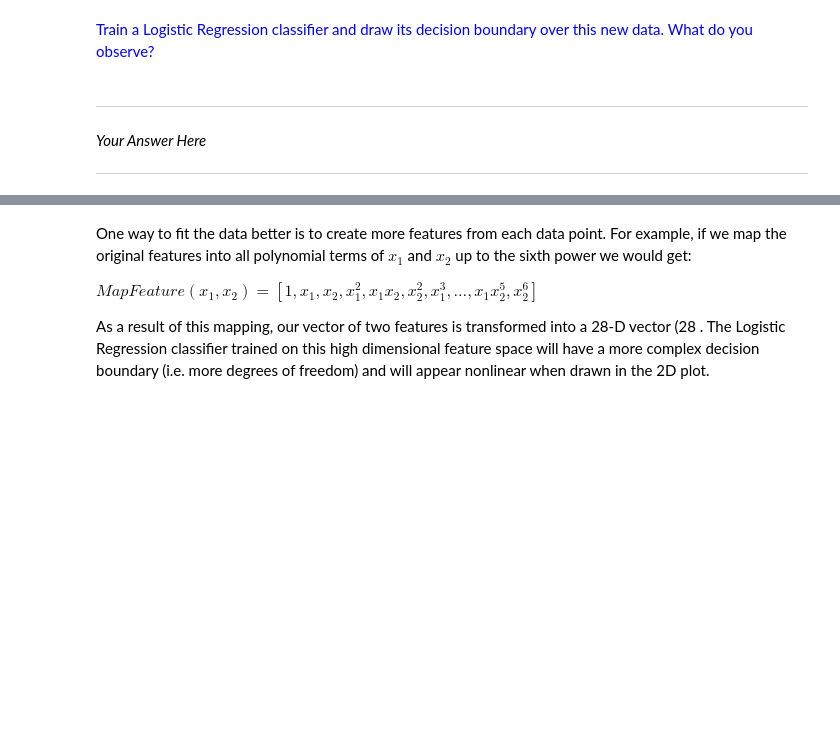
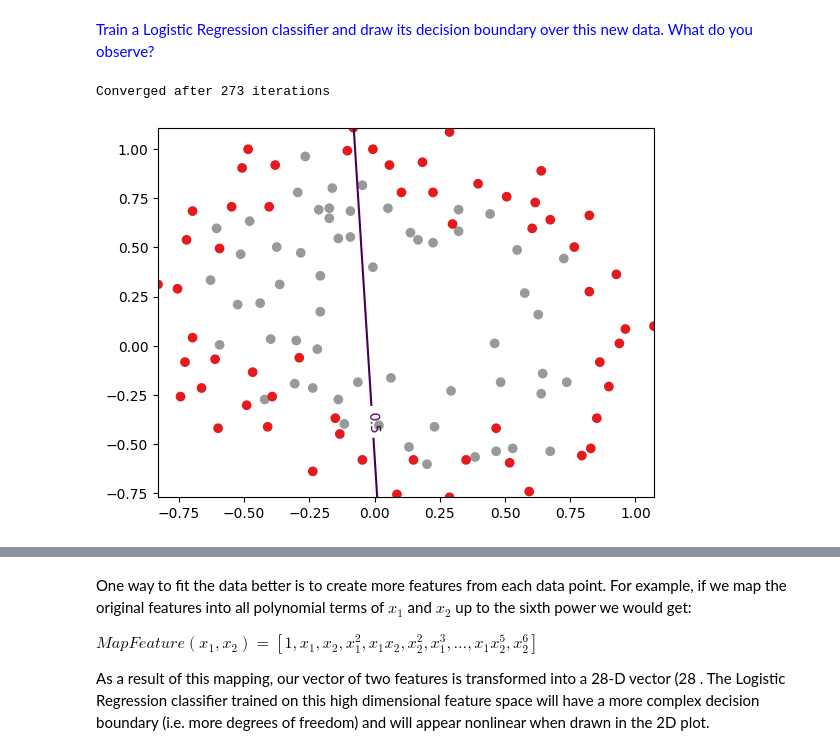
Before and after one commit to Pikurrot/ml-problems-uab, a Jupyter notebook: Session 3 - Logistic Regression/P3_Logistic_Regression.ipynb, the cells around one changed output, grey strips where cells are left out. Cells and saved outputs as stored; diff of their text form; code cells hidden in the pictures; blank space fills up the shorter version.

```diff
--- a/Session 3 - Logistic Regression/P3_Logistic_Regression.ipynb
+++ b/Session 3 - Logistic Regression/P3_Logistic_Regression.ipynb
@@ -248,6 +290,10 @@ plt.show()
-# %% [markdown]
----
-
-*Your Answer Here*
-
----
+# %%
+# Your Code Here
+m, n = X.shape
+ones = np.ones(shape=(m, 1))
+Xaugmented = np.hstack((ones, X))
+w, J = GradientDescent_logistic(Xaugmented, y)
+plotDecisionBoundary(X, y, w)
+# %% [output]
+Converged after 273 iterations
+[figure, added]
```
Also changed, not shown: parts of 22 cells of this notebook.
